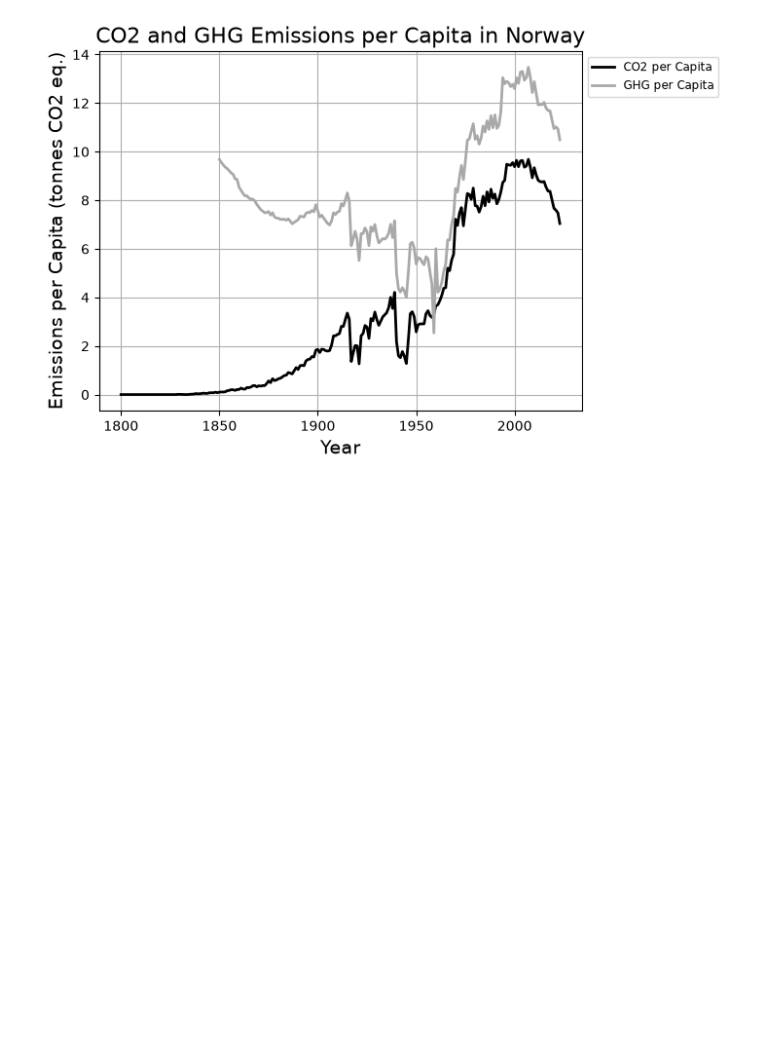
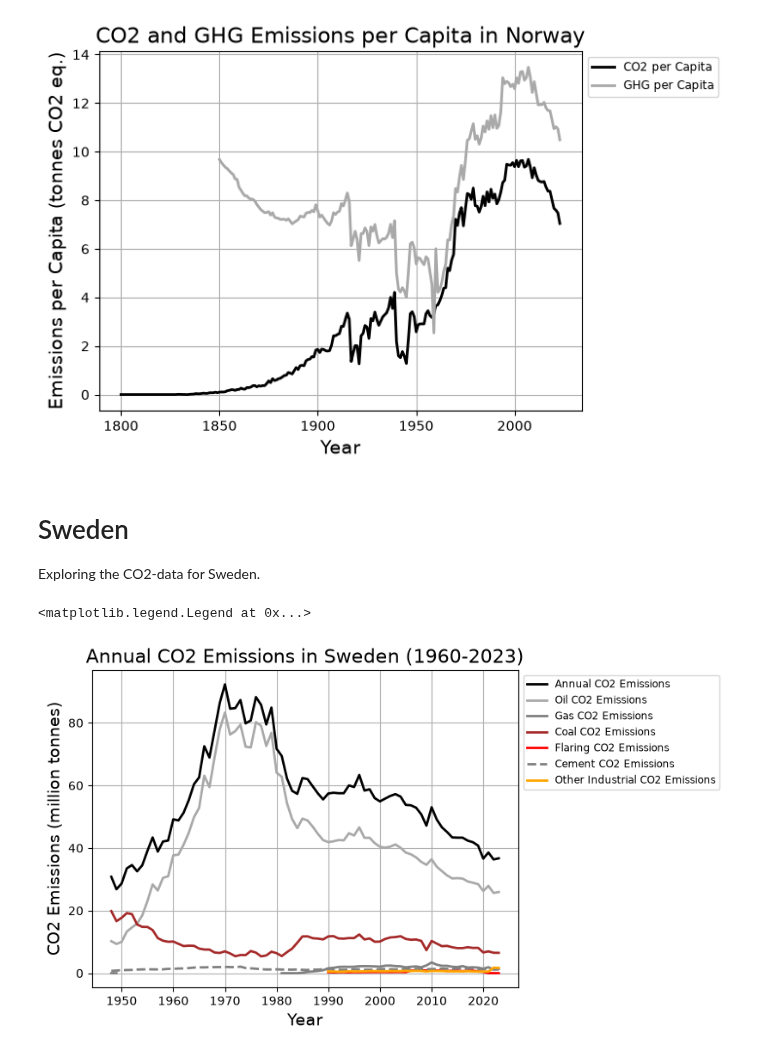
Before and after one commit to Oyvind-Aas/co2-data, a Jupyter notebook: CO2_Explorer.ipynb, the cells around one changed output. Drawn from its saved outputs; the diff is of its cells as text; code cells hidden in the pictures; blank space fills up the shorter version.

```diff
--- a/CO2_Explorer.ipynb
+++ b/CO2_Explorer.ipynb
@@ -96,3 +98,37 @@ plt.legend(fontsize='small', loc='upper left', bbox_to_anchor=(1, 1))
 # %% [output]
 <matplotlib.legend.Legend at 0x...>
 [figure]
+# %% [markdown]
+# Sweden
+
+Exploring the CO2-data for Sweden.
+# %%
+sweden = df[df['country'] == 'Sweden']
+sweden_years = sweden['year']
+
+annual_co2_emissions = sweden['co2']
+cement_co2 = sweden['cement_co2']
+gas_co2 = sweden['gas_co2']
+flaring_co2 = sweden['flaring_co2']
+coal_co2 = sweden['coal_co2']
+oil_co2 = sweden['oil_co2']
+other_industrial_co2 = sweden['other_industry_co2']
+
+plt.Figure(figsize=(10, 6))
+
+plt.plot(sweden_years[110:-1], annual_co2_emissions[110:-1], color='black', linestyle='-', linewidth=2, label = 'Annual CO2 Emissions')
+plt.plot(sweden_years[110:-1], oil_co2[110:-1], color='darkgrey', linestyle='-', linewidth=2, label = 'Oil CO2 Emissions')
+plt.plot(sweden_years[110:-1], gas_co2[110:-1], color='grey', linestyle='-', linewidth=2, label = 'Gas CO2 Emissions')
+plt.plot(sweden_years[110:-1], coal_co2[110:-1], color='brown', linestyle='-', linewidth=2, label = 'Coal CO2 Emissions')
+plt.plot(sweden_years[110:-1], flaring_co2[110:-1], color='red', linestyle='-', linewidth=2, label = 'Flaring CO2 Emissions')
+plt.plot(sweden_years[110:-1], cement_co2[110:-1], color='gray', linestyle='--', linewidth=2, label = 'Cement CO2 Emissions')
+plt.plot(sweden_years[110:-1], other_industrial_co2[110:-1], color='orange', linestyle='-', linewidth=2, label = 'Other Industrial CO2 Emissions')
+
+plt.title('Annual CO2 Emissions in Sweden (1960-2023)', fontsize=16)
+plt.xlabel('Year', fontsize=14)
+plt.ylabel('CO2 Emissions (million tonnes)', fontsize=14)
+plt.grid(True)
+plt.legend(fontsize='small', loc='upper left', bbox_to_anchor=(1, 1))
+# %% [output]
+<matplotlib.legend.Legend at 0x...>
+[figure, added]
```
Also changed, not shown: parts of 4 cells of this notebook.
